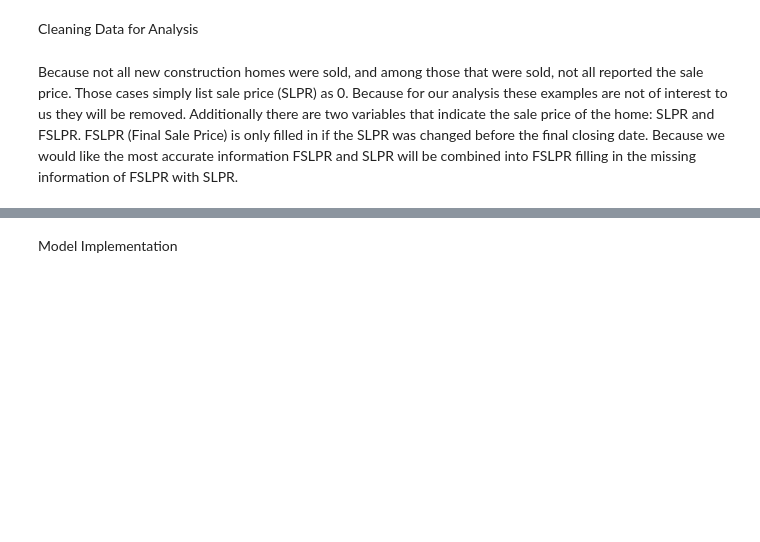
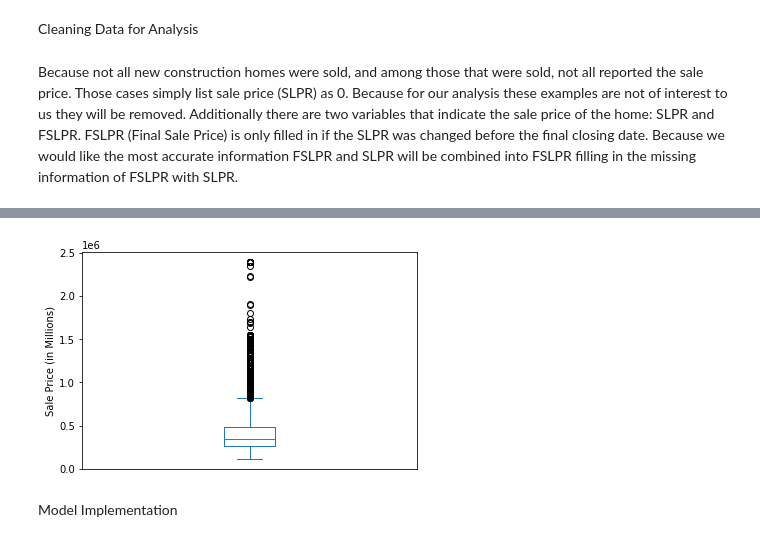
Before and after one commit to katechez8/Stat-451-Final-Project, a Jupyter notebook: data-cleaning.ipynb, the cells around one changed output, grey strips where cells are left out. Drawn from its saved outputs; the diff is of its cells as text; code cells hidden in the pictures; blank space fills up the shorter version.

```diff
--- a/data-cleaning.ipynb
+++ b/data-cleaning.ipynb
@@ -32,3 +64,9 @@ xTrain, xTest, yTrain, yTest = train_test_split(x, y, test_size = 0.2, random_st
+# %%
+FSLPRbox = cleaned_data['FSLPR'].plot(kind = 'box') #lot of high outliers
+FSLPRbox.set_ylabel('Sale Price (in Millions)')
+FSLPRbox.xaxis.set_visible(False)
+# %% [output]
+[figure, added]
 # %% [markdown]
 Model Implementation
 # %%
```
Also changed, not shown: parts of 8 cells of this notebook.
